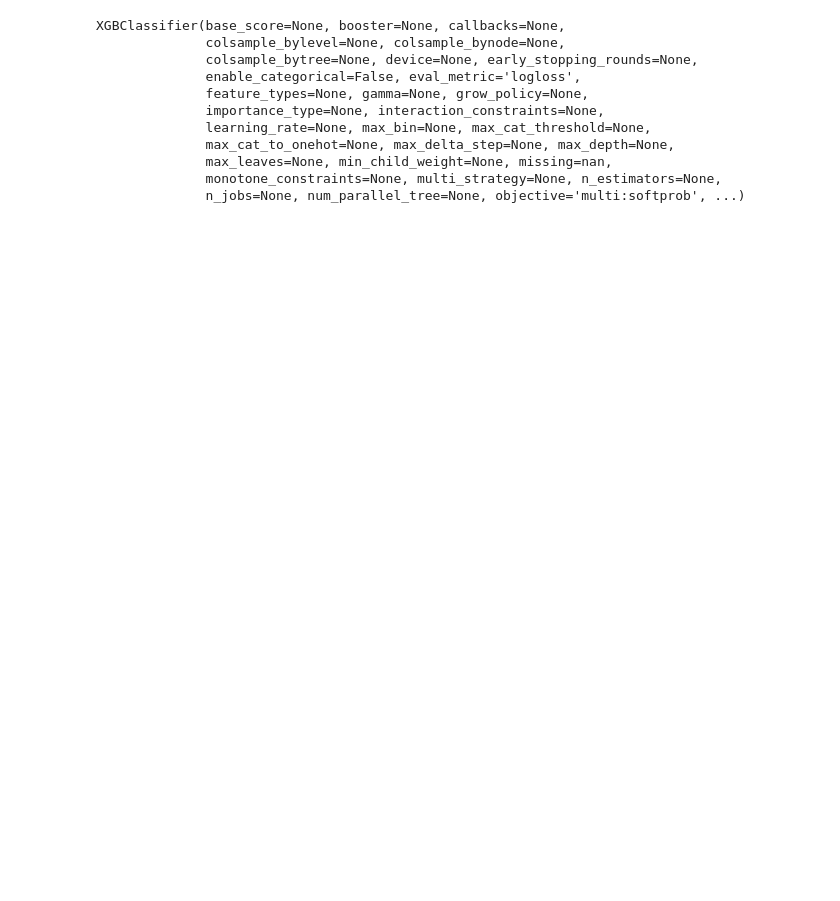
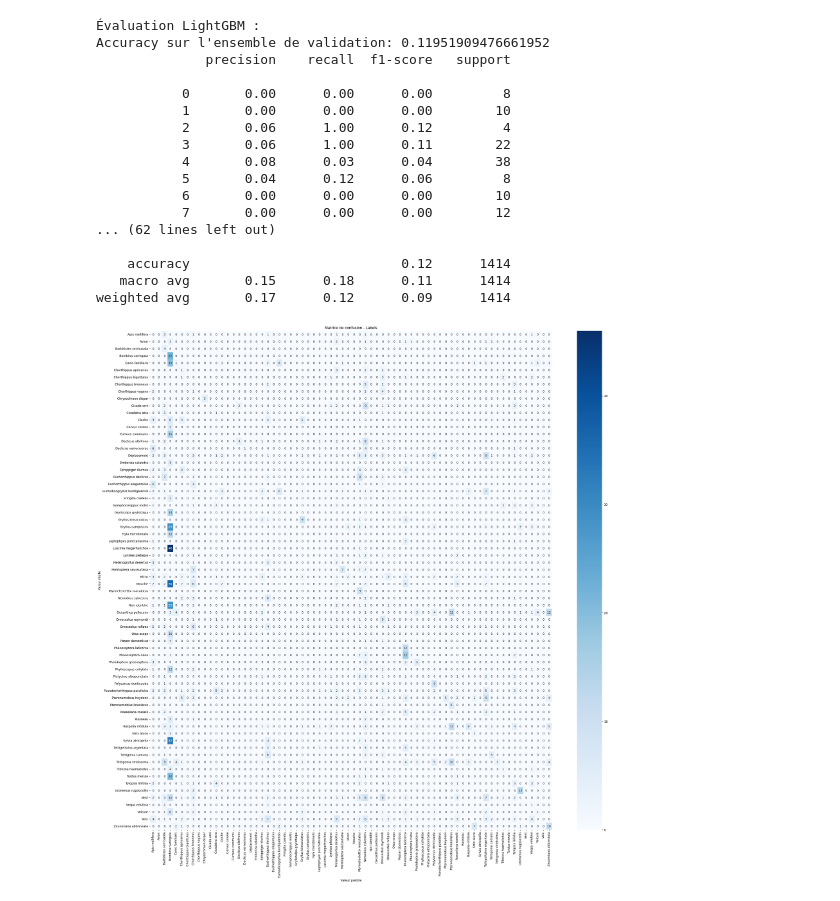
Before and after one commit to LorisGaven/OrthopteraStridulationClassifier, a Jupyter notebook: Notebooks/XgBoost/XgBoost_LGBM.ipynb, the cells around one changed output. Saved outputs shown, nothing was run; the diff lists cells and outputs as text; code cells hidden in the pictures; blank space fills up the shorter version.

```diff
--- a/Notebooks/XgBoost/XgBoost_LGBM.ipynb
+++ b/Notebooks/XgBoost/XgBoost_LGBM.ipynb
@@ -10,8 +15,12 @@ pd.set_option('display.max_colwidth', None)  # Aucune limite sur la largeur du c
 # %%
 # Correctly specifying your file path
-path_global_5s_train = "../../Dataset acoustique insectes/CSVs morceaux audio 5s/Global/train_global_recording_chunks.csv"
-path_global_5s_test = "../../Dataset acoustique insectes/CSVs morceaux audio 5s/Global/test_global_recording_chunks.csv"
-path_global_5s_val = "../../Dataset acoustique insectes/CSVs morceaux audio 5s/Global/val_global_recording_chunks.csv"
+# path_global_5s_train = "../../Dataset acoustique insectes/CSVs morceaux audio 5s/Global/train_global_recording_chunks.csv"
+# path_global_5s_test = "../../Dataset acoustique insectes/CSVs morceaux audio 5s/Global/test_global_recording_chunks.csv"
+# path_global_5s_val = "../../Dataset acoustique insectes/CSVs morceaux audio 5s/Global/val_global_recording_chunks.csv"
+
+path_global_5s_train = "drive/MyDrive/Dataset5sec/CSVs morceaux audio 5s/Audible/train_audible_recording_chunks.csv"
+path_global_5s_test = "drive/MyDrive/Dataset5sec/CSVs morceaux audio 5s/Audible/test_audible_recording_chunks.csv"
+path_global_5s_val = "drive/MyDrive/Dataset5sec/CSVs morceaux audio 5s/Audible/val_audible_recording_chunks.csv"
 
 # Using pandas to read the CSV file into a DataFrame
 df_train = pd.read_csv(path_global_5s_train)
@@ -106,31 +91,62 @@ X_train
 # %%
 from xgboost import XGBClassifier
 from sklearn.utils.class_weight import compute_class_weight
+from sklearn.metrics import accuracy_score, classification_report
+from sklearn.metrics import confusion_matrix
+
+################# LABELS #########################################
 
 # Initialiser et entraîner le modèle XGBoost
 xgb_model = XGBClassifier(use_label_encoder=False, eval_metric='logloss', verbosity=2)
 
 # Calculer les poids des classes
 # 'balanced' ajuste automatiquement les poids inversément proportionnels aux fréquences des classes
-class_weights = compute_class_weight(class_weight='balanced', classes=np.unique(y_train), y=y_train)
+class_weights = compute_class_weight(class_weight='balanced', classes=np.unique(y_train_label), y=y_train_label)
 
 # Créer un dictionnaire des poids pour faciliter l'application des poids aux échantillons
 weights_dict = {i: class_weights[i] for i in range(len(class_weights))}
 
 # Appliquer les poids aux instances de formation
-sample_weight = np.array([weights_dict[y] for y in y_train])
+sample_weight = np.array([weights_dict[y] for y in y_train_label])
 
 # Entraînement du modèle avec les poids des instances
-xgb_model.fit(X_train, y_train, sample_weight=sample_weight)
+xgb_model.fit(X_train, y_train_label, sample_weight=sample_weight)
+
+predictions_label = xgb_model.predict(X_test)
+
+# Évaluation LightGBM
+print("Évaluation LightGBM :")
+print("Accuracy sur l'ensemble de validation:", accuracy_score(y_test_label, predictions_label))
+print(classification_report(y_test_label, predictions_label))
+
+# matrice de confusion
+cm = confusion_matrix(y_test_label, predictions_label)
+y_test_inversed = label_encoder.inverse_transform(y_test_label)
+
+unique_labels = np.unique(y_test_inversed)
+
+plt.figure(figsize=(30,30))
+sns.heatmap(cm, annot=True, fmt="d", cmap="Blues", xticklabels=unique_labels, yticklabels=unique_labels)
+plt.title('Matrice de confusion - Labels')
+plt.ylabel('Valeur réelle')
+plt.xlabel('Valeur prédite')
+plt.show()
 # %% [output]
-XGBClassifier(base_score=None, booster=None, callbacks=None,
-              colsample_bylevel=None, colsample_bynode=None,
-              colsample_bytree=None, device=None, early_stopping_rounds=None,
-              enable_categorical=False, eval_metric='logloss',
-              feature_types=None, gamma=None, grow_policy=None,
-              importance_type=None, interaction_constraints=None,
-              learning_rate=None, max_bin=None, max_cat_threshold=None,
-              max_cat_to_onehot=None, max_delta_step=None, max_depth=None,
-              max_leaves=None, min_child_weight=None, missing=nan,
-              monotone_constraints=None, multi_strategy=None, n_estimators=None,
-              n_jobs=None, num_parallel_tree=None, objective='multi:softprob', ...)
+Évaluation LightGBM :
+Accuracy sur l'ensemble de validation: 0.11951909476661952
+              precision    recall  f1-score   support
+
+           0       0.00      0.00      0.00         8
+           1       0.00      0.00      0.00        10
+           2       0.06      1.00      0.12         4
+           3       0.06      1.00      0.11        22
+           4       0.08      0.03      0.04        38
+           5       0.04      0.12      0.06         8
+           6       0.00      0.00      0.00        10
+           7       0.00      0.00      0.00        12
+... (62 lines left out)
+
+    accuracy                           0.12      1414
+   macro avg       0.15      0.18      0.11      1414
+weighted avg       0.17      0.12      0.09      1414
+[figure, added]
```
Also changed, not shown: parts of 10 cells of this notebook, 3 other files.
